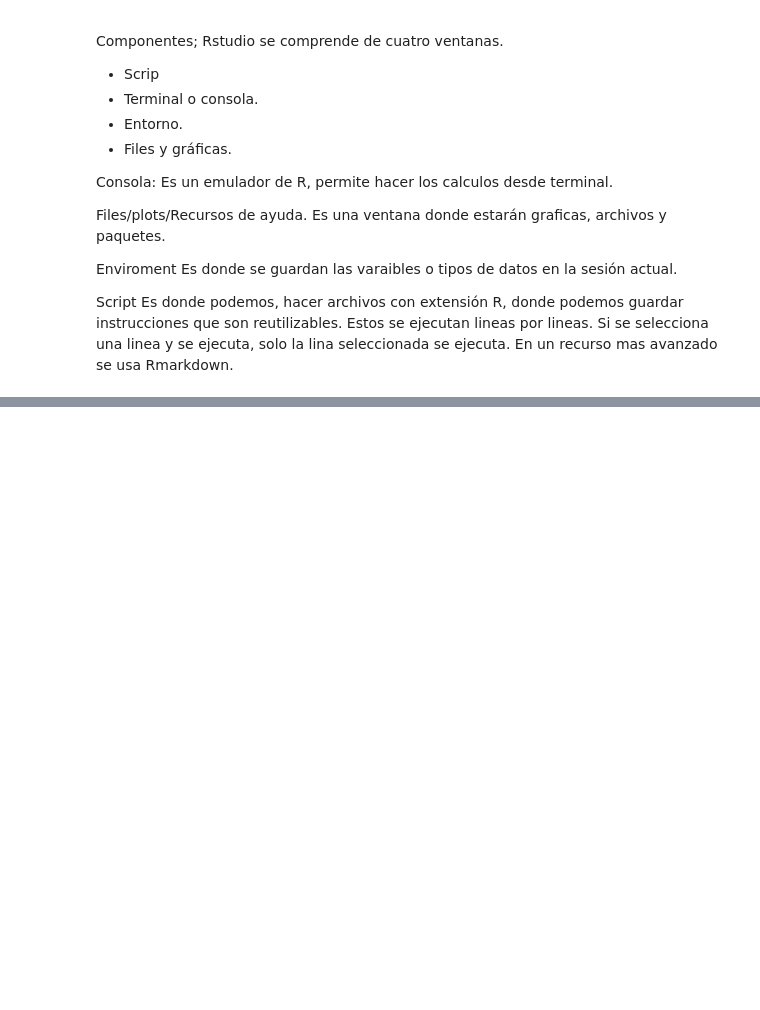
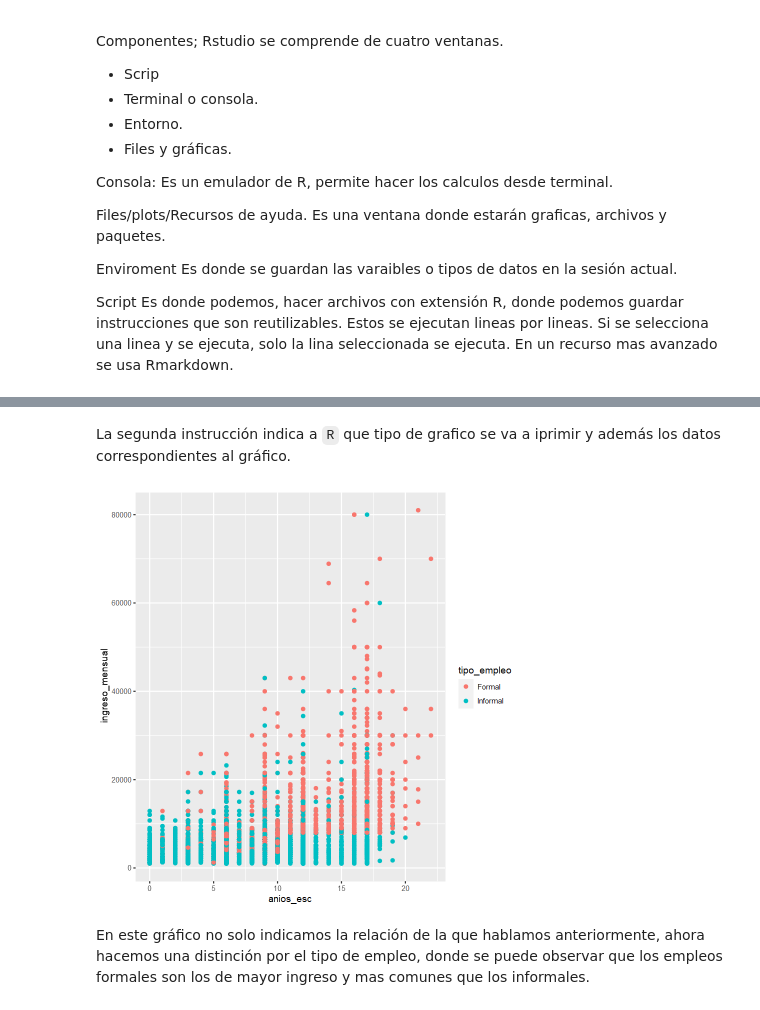
Before and after one commit to dt-sc-Josue-Diaz/R, a Jupyter notebook: Youtube/introduccion_a_Rstudio.ipynb, the cells around one changed output, grey strips where cells are left out. Drawn from its saved outputs; the diff is of its cells as text; code cells hidden in the pictures; blank space fills up the shorter version.

```diff
--- a/Youtube/introduccion_a_Rstudio.ipynb
+++ b/Youtube/introduccion_a_Rstudio.ipynb
@@ -34,0 +91,9 @@ Los objetos en R, son variables.
+# %% [markdown]
+La segunda instrucción indica a `R` que tipo de grafico se va a iprimir y además los datos correspondientes al gráfico.
+# %%
+ggplot(data=enoe) +
+geom_point(mapping = aes(x=anios_esc, y=ingreso_mensual, color = tipo_empleo))
+# %% [output]
+[figure, added]
+# %% [markdown]
+En este gráfico no solo indicamos la relación de la que hablamos anteriormente, ahora hacemos una distinción por el tipo de empleo, donde se puede observar que los empleos formales son los de mayor ingreso y mas comunes que los informales.
```
Also changed, not shown: parts of 12 cells of this notebook, 1 other file.
